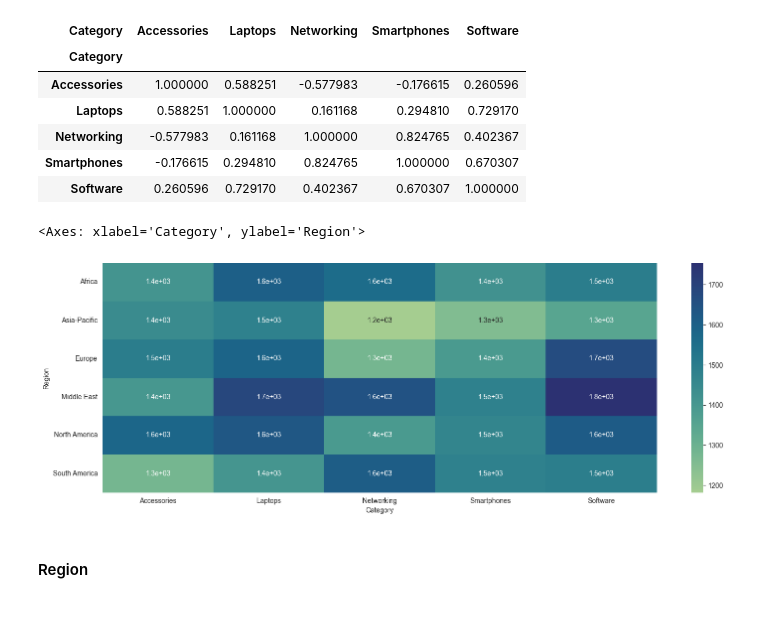
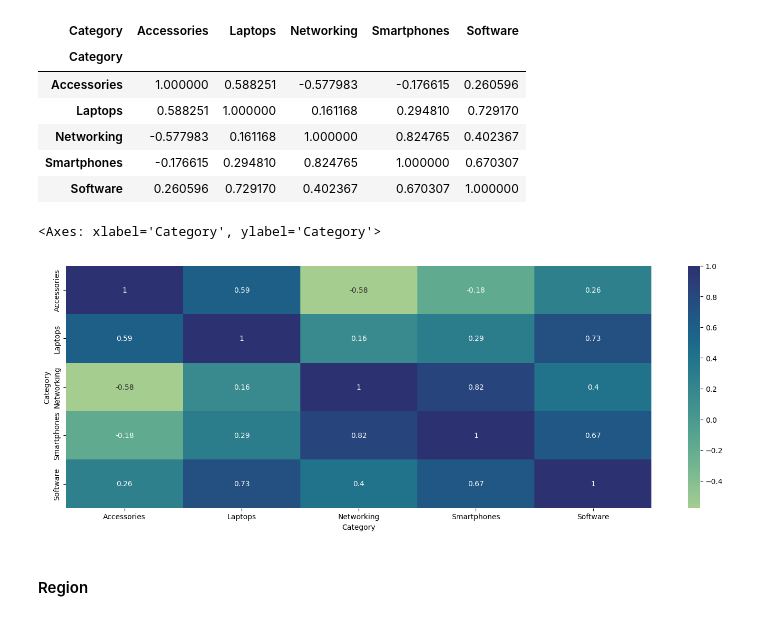
Before and after one commit to Impact-Insights/Data-Engineering-Projects, a Jupyter notebook: Global Technology Sales/Global_Tech_Sales.ipynb, the cells around one changed output. Cells and saved outputs as stored; diff of their text form; code cells hidden in the pictures.

```diff
--- a/Global Technology Sales/Global_Tech_Sales.ipynb
+++ b/Global Technology Sales/Global_Tech_Sales.ipynb
@@ -710,10 +664,10 @@ grouped_data.corr()
 | Software | 0.260596 | 0.729170 | 0.402367 | 0.670307 | 1.000000 |
 # %%
 plt.figure(figsize=(18, 6))
-sns.heatmap(grouped_data, annot=True, cmap='crest')
+sns.heatmap(grouped_data.corr(), annot=True, cmap='crest')
 # %% [output]
-<Axes: xlabel='Category', ylabel='Region'>
+<Axes: xlabel='Category', ylabel='Category'>
-[figure, old version]
+[figure, new version]
 # %% [markdown]
 #### Region
 # %% [markdown]
```
Also changed, not shown: parts of 45 cells of this notebook.
